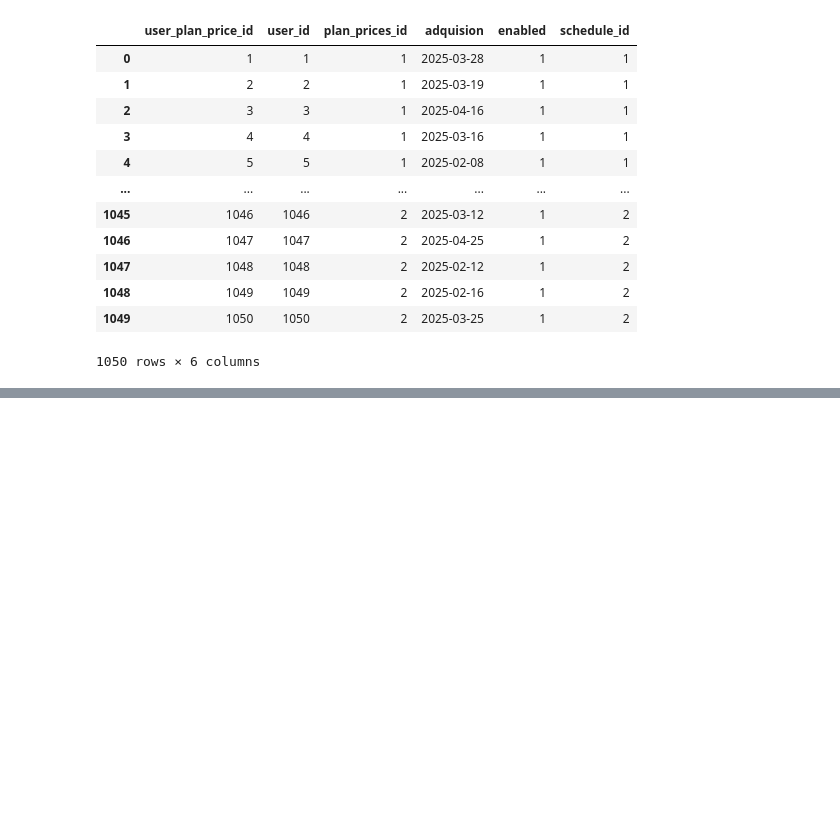
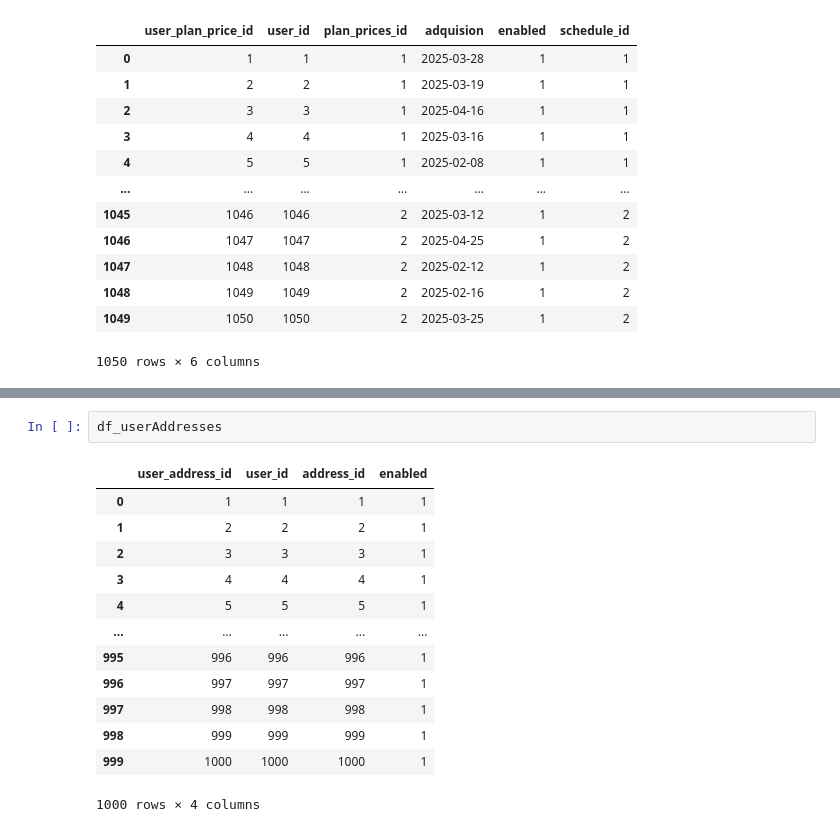
Before and after one commit to WeebL0rd/Caso-2-BDI, a Jupyter notebook: MigrationSetup.ipynb, the cells around one changed output, grey strips where cells are left out. Drawn from its saved outputs; the diff is of its cells as text; blank space fills up the shorter version.

```diff
--- a/MigrationSetup.ipynb
+++ b/MigrationSetup.ipynb
@@ -131,0 +210,16 @@ df_userPlanPrices
+# %%
+df_userAddresses
+# %% [output]
+|  | user_address_id | user_id | address_id | enabled |
+| 0 | 1 | 1 | 1 | 1 |
+| 1 | 2 | 2 | 2 | 1 |
+| 2 | 3 | 3 | 3 | 1 |
+| 3 | 4 | 4 | 4 | 1 |
+| 4 | 5 | 5 | 5 | 1 |
+| ... | ... | ... | ... | ... |
+| 995 | 996 | 996 | 996 | 1 |
+| 996 | 997 | 997 | 997 | 1 |
+| 997 | 998 | 998 | 998 | 1 |
+| 998 | 999 | 999 | 999 | 1 |
+| 999 | 1000 | 1000 | 1000 | 1 |
+1000 rows × 4 columns
```
Also changed, not shown: parts of 16 cells of this notebook.
